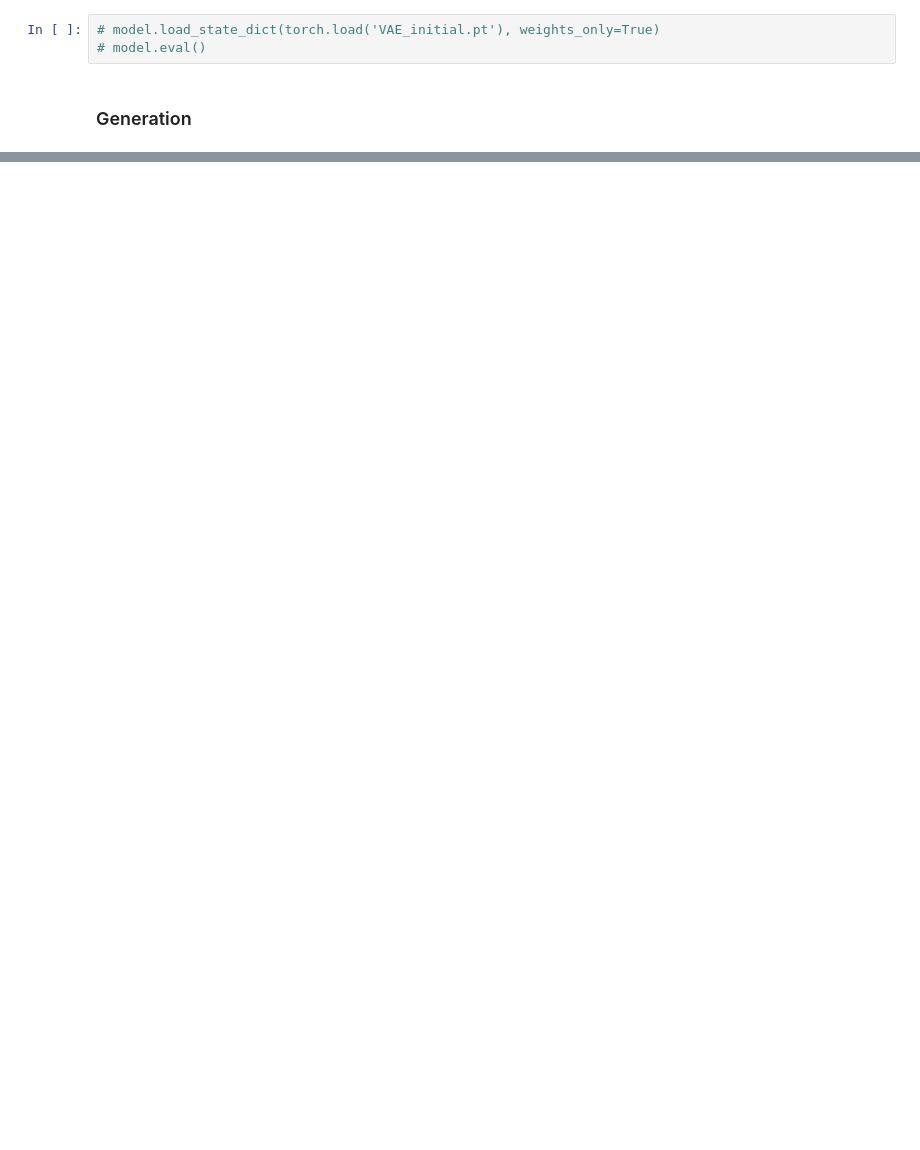
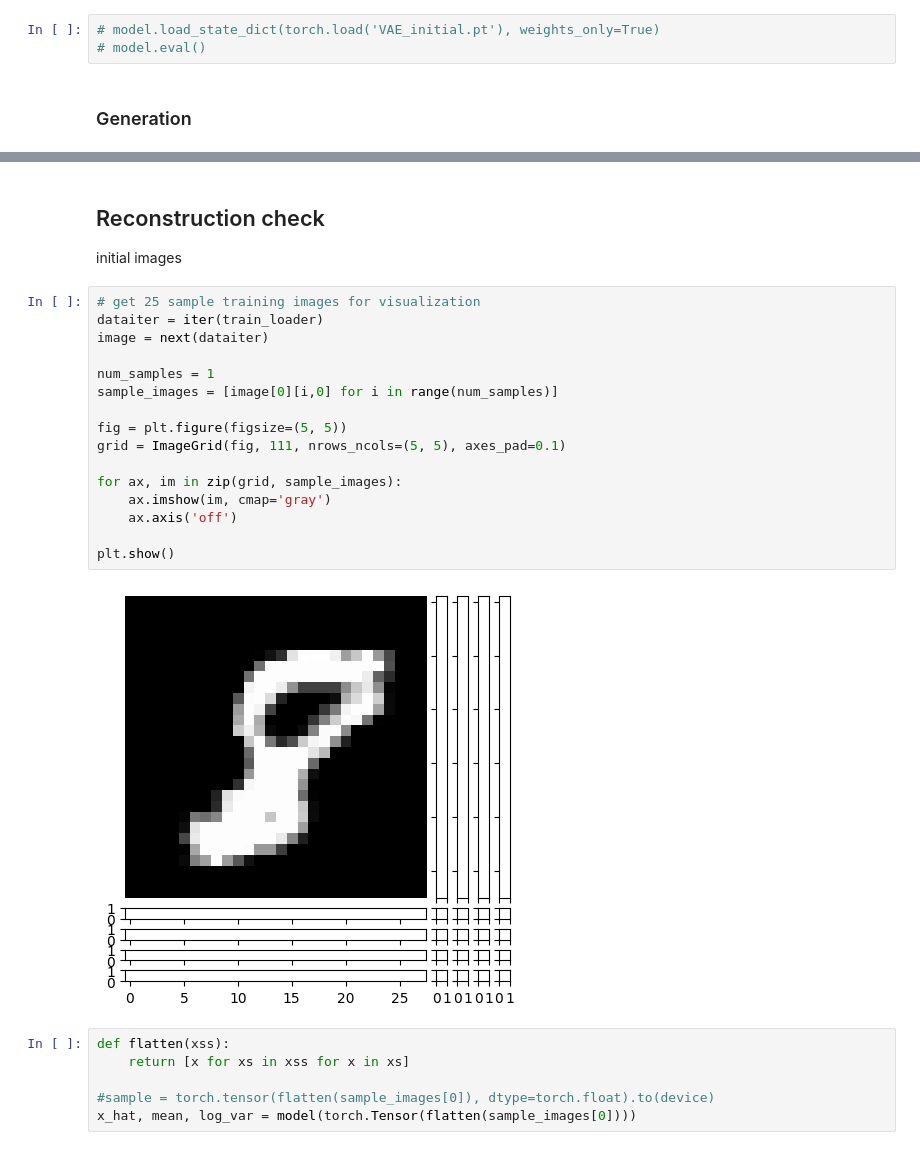
Before and after one commit to AlexanderKlyauzunik/internship-innowise, a Jupyter notebook: Variational_autoencoder/vae.ipynb, the cells around one changed output, grey strips where cells are left out. Cells and saved outputs as stored; diff of their text form; blank space fills up the shorter version.

```diff
--- a/Variational_autoencoder/vae.ipynb
+++ b/Variational_autoencoder/vae.ipynb
@@ -212,0 +194,28 @@ plot_latent_space(model)
+# %% [markdown]
+## Reconstruction check
+
+initial images
+# %%
+# get 25 sample training images for visualization
+dataiter = iter(train_loader)
+image = next(dataiter)
+
+num_samples = 1
+sample_images = [image[0][i,0] for i in range(num_samples)]
+
+fig = plt.figure(figsize=(5, 5))
+grid = ImageGrid(fig, 111, nrows_ncols=(5, 5), axes_pad=0.1)
+
+for ax, im in zip(grid, sample_images):
+    ax.imshow(im, cmap='gray')
+    ax.axis('off')
+
+plt.show()
+# %% [output]
+[figure, added]
+# %%
+def flatten(xss):
+    return [x for xs in xss for x in xs]
+
+#sample = torch.tensor(flatten(sample_images[0]), dtype=torch.float).to(device)
+x_hat, mean, log_var = model(torch.Tensor(flatten(sample_images[0])))
```
Also changed, not shown: parts of 7 cells of this notebook.
